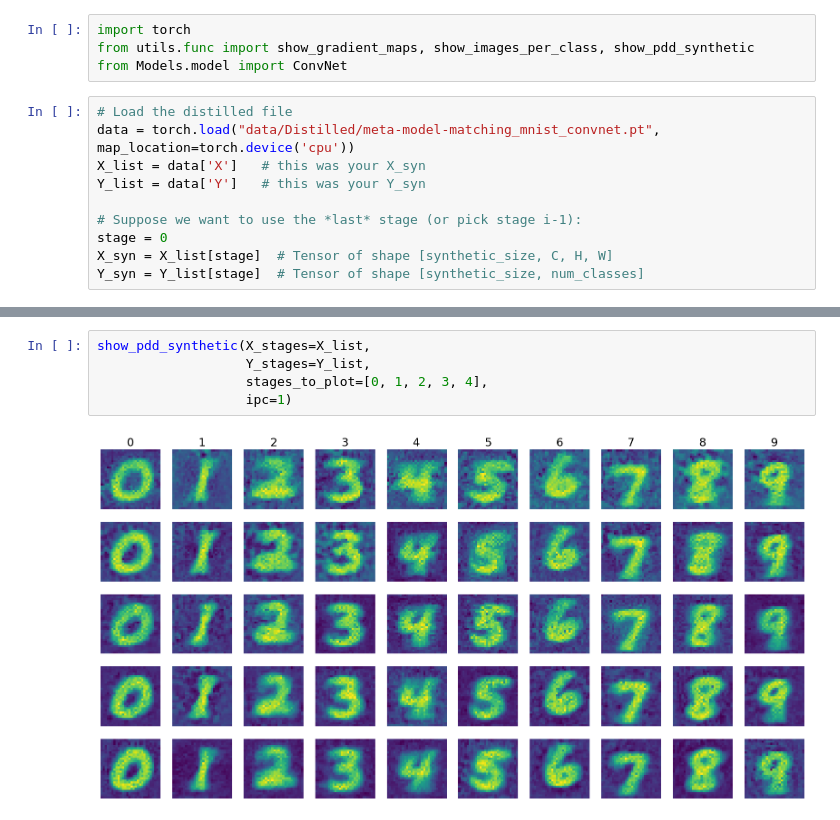
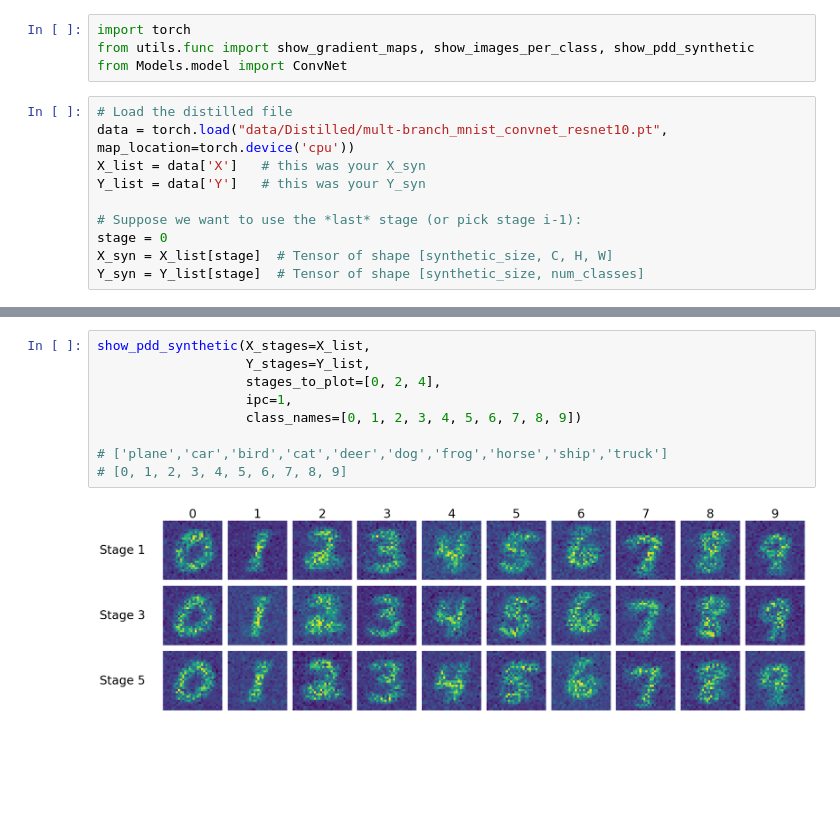
Before and after one commit to AlexRaudvee/MultiArchPDD-CV, a Jupyter notebook: visualizations.ipynb, the cells around one changed output, grey strips where cells are left out. Cells and saved outputs as stored; diff of their text form; blank space fills up the shorter version.

```diff
--- a/visualizations.ipynb
+++ b/visualizations.ipynb
@@ -4,7 +4,7 @@ from utils.func import show_gradient_maps, show_images_per_class, show_pdd_synth
 from Models.model import ConvNet
 # %%
 # Load the distilled file
-data = torch.load("data/Distilled/meta-model-matching_mnist_convnet.pt", map_location=torch.device('cpu'))
+data = torch.load("data/Distilled/mult-branch_mnist_convnet_resnet10.pt", map_location=torch.device('cpu'))
 X_list = data['X']   # this was your X_syn
 Y_list = data['Y']   # this was your Y_syn
 
@@ -28,7 +15,11 @@ show_images_per_class(X_syn=X_syn, Y_syn=Y_syn, max_per_class=5, figsize_per_ima
-# %%
-show_pdd_synthetic(X_stages=X_list,
-                   Y_stages=Y_list,
-                   stages_to_plot=[0, 1, 2, 3, 4],
-                   ipc=1)
-# %% [output]
-[figure, removed]
+# %%
+show_pdd_synthetic(X_stages=X_list,
+                   Y_stages=Y_list,
+                   stages_to_plot=[0, 2, 4],
+                   ipc=1,
+                   class_names=[0, 1, 2, 3, 4, 5, 6, 7, 8, 9])
+
+# ['plane','car','bird','cat','deer','dog','frog','horse','ship','truck']
+# [0, 1, 2, 3, 4, 5, 6, 7, 8, 9]
+# %% [output]
+[figure, added]
```
Also changed, not shown: parts of 2 cells of this notebook.
